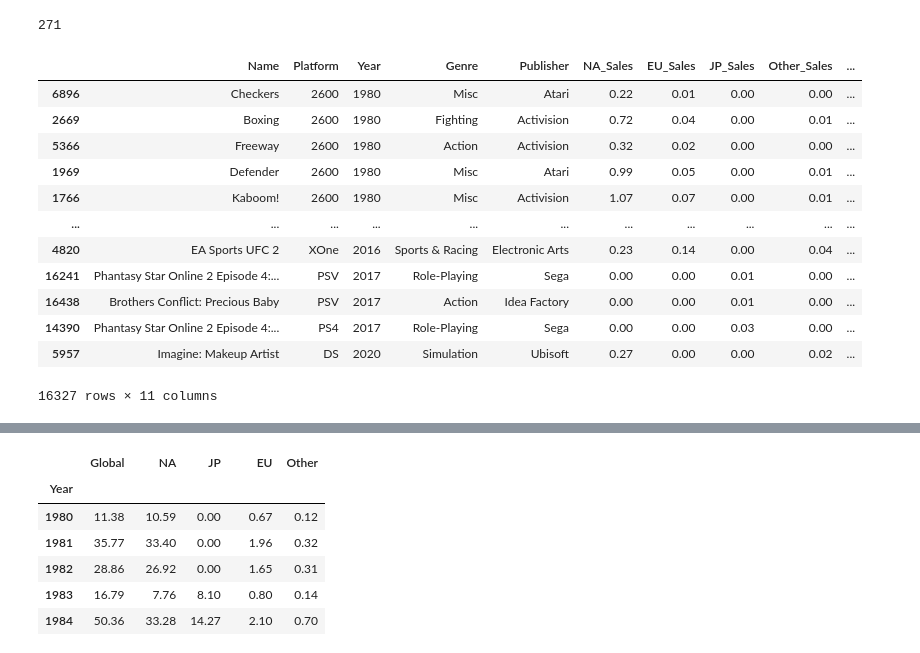
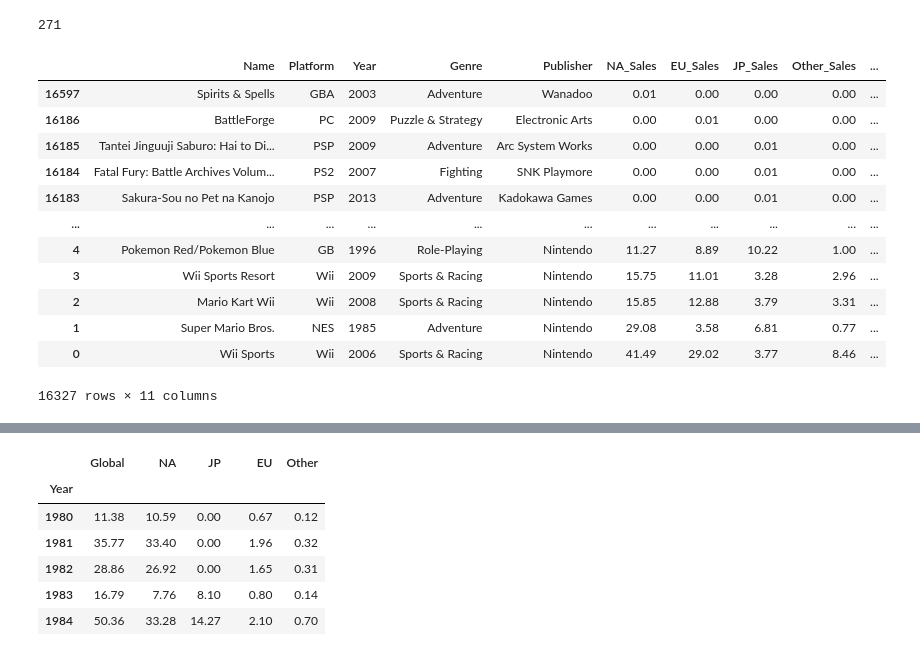
Before and after one commit to JBanowsky/SMU_Project_1_Video_Game_Statistics, a Jupyter notebook: Video Game Statistics/John Video Games.ipynb, the cells around one changed output, grey strips where cells are left out. Drawn from its saved outputs; the diff is of its cells as text; code cells hidden in the pictures.

```diff
--- a/Video Game Statistics/John Video Games.ipynb
+++ b/Video Game Statistics/John Video Games.ipynb
@@ -47,20 +47,20 @@ sales_data_clean = sales_data.dropna(subset=["Year"]).copy()
 # %%
 sales_data_clean["Year"] = sales_data_clean["Year"].astype(int)
 # %%
-sales_data_clean.sort_values("Year")
+sales_data_clean.sort_values("Global_Sales")
 # %% [output]
 |  | Name | Platform | Year | Genre | Publisher | NA_Sales | EU_Sales | JP_Sales | Other_Sales | ... |
-| 6896 | Checkers | 2600 | 1980 | Misc | Atari | 0.22 | 0.01 | 0.00 | 0.00 | ... |
-| 2669 | Boxing | 2600 | 1980 | Fighting | Activision | 0.72 | 0.04 | 0.00 | 0.01 | ... |
-| 5366 | Freeway | 2600 | 1980 | Action | Activision | 0.32 | 0.02 | 0.00 | 0.00 | ... |
-| 1969 | Defender | 2600 | 1980 | Misc | Atari | 0.99 | 0.05 | 0.00 | 0.01 | ... |
-| 1766 | Kaboom! | 2600 | 1980 | Misc | Activision | 1.07 | 0.07 | 0.00 | 0.01 | ... |
+| 16597 | Spirits & Spells | GBA | 2003 | Adventure | Wanadoo | 0.01 | 0.00 | 0.00 | 0.00 | ... |
+| 16186 | BattleForge | PC | 2009 | Puzzle & Strategy | Electronic Arts | 0.00 | 0.01 | 0.00 | 0.00 | ... |
+| 16185 | Tantei Jinguuji Saburo: Hai to Di... | PSP | 2009 | Adventure | Arc System Works | 0.00 | 0.00 | 0.01 | 0.00 | ... |
+| 16184 | Fatal Fury: Battle Archives Volum... | PS2 | 2007 | Fighting | SNK Playmore | 0.00 | 0.00 | 0.01 | 0.00 | ... |
+| 16183 | Sakura-Sou no Pet na Kanojo | PSP | 2013 | Adventure | Kadokawa Games | 0.00 | 0.00 | 0.01 | 0.00 | ... |
 | ... | ... | ... | ... | ... | ... | ... | ... | ... | ... | ... |
-| 4820 | EA Sports UFC 2 | XOne | 2016 | Sports & Racing | Electronic Arts | 0.23 | 0.14 | 0.00 | 0.04 | ... |
-| 16241 | Phantasy Star Online 2 Episode 4:... | PSV | 2017 | Role-Playing | Sega | 0.00 | 0.00 | 0.01 | 0.00 | ... |
-| 16438 | Brothers Conflict: Precious Baby | PSV | 2017 | Action | Idea Factory | 0.00 | 0.00 | 0.01 | 0.00 | ... |
-| 14390 | Phantasy Star Online 2 Episode 4:... | PS4 | 2017 | Role-Playing | Sega | 0.00 | 0.00 | 0.03 | 0.00 | ... |
-| 5957 | Imagine: Makeup Artist | DS | 2020 | Simulation | Ubisoft | 0.27 | 0.00 | 0.00 | 0.02 | ... |
+| 4 | Pokemon Red/Pokemon Blue | GB | 1996 | Role-Playing | Nintendo | 11.27 | 8.89 | 10.22 | 1.00 | ... |
+| 3 | Wii Sports Resort | Wii | 2009 | Sports & Racing | Nintendo | 15.75 | 11.01 | 3.28 | 2.96 | ... |
+| 2 | Mario Kart Wii | Wii | 2008 | Sports & Racing | Nintendo | 15.85 | 12.88 | 3.79 | 3.31 | ... |
+| 1 | Super Mario Bros. | NES | 1985 | Adventure | Nintendo | 29.08 | 3.58 | 6.81 | 0.77 | ... |
+| 0 | Wii Sports | Wii | 2006 | Sports & Racing | Nintendo | 41.49 | 29.02 | 3.77 | 8.46 | ... |
 16327 rows × 11 columns
 # %%
 year_2016 = sales_data_clean[sales_data_clean["Year"] == 2016].index
```
Also changed, not shown: parts of 28 cells of this notebook.
